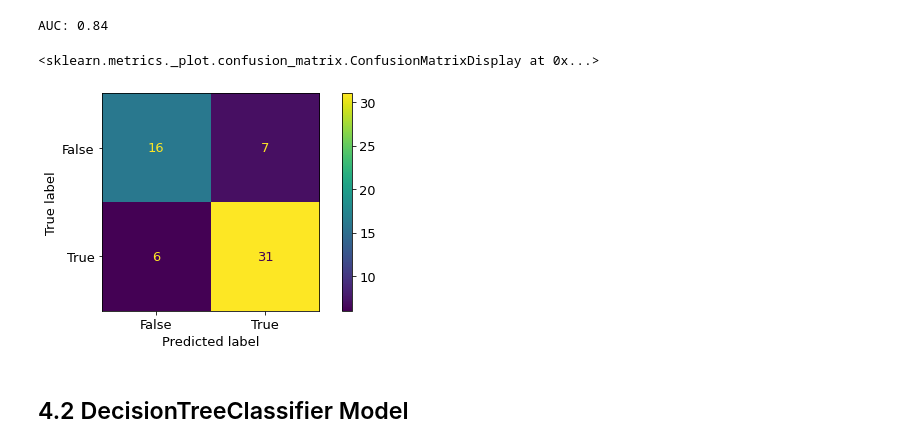
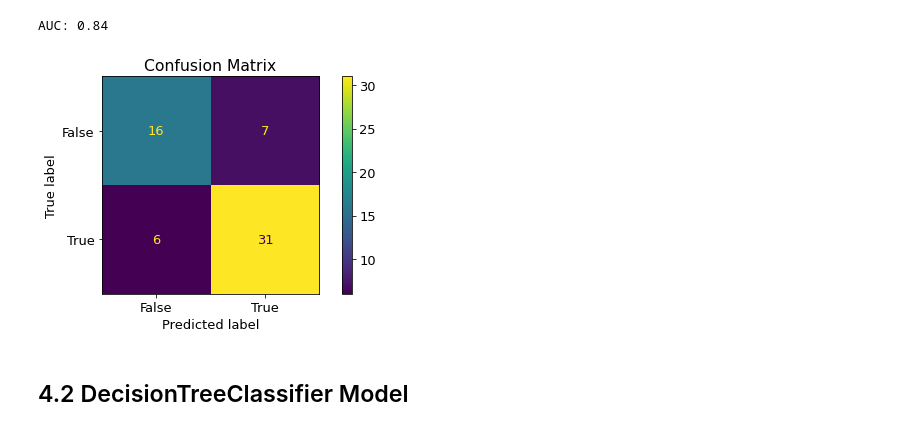
Before and after one commit to mdrkb/heart-failure-prediction, a Jupyter notebook: notebook.ipynb, the cells around one changed output. Saved outputs shown, nothing was run; the diff lists cells and outputs as text; code cells hidden in the pictures.

```diff
--- a/notebook.ipynb
+++ b/notebook.ipynb
@@ -375,9 +380,10 @@ AUC: 0.84
 # %%
 # Calculate the confusion matrix
 ConfusionMatrixDisplay.from_predictions(y_val, result)
+plt.title("Confusion Matrix")
+plt.show()
 # %% [output]
-<sklearn.metrics._plot.confusion_matrix.ConfusionMatrixDisplay at 0x...>
-[figure, old version]
+[figure, new version]
 # %% [markdown]
 ## 4.2 DecisionTreeClassifier Model
 # %% [markdown]
```
Also changed, not shown: parts of 22 cells of this notebook, 1 other file.
